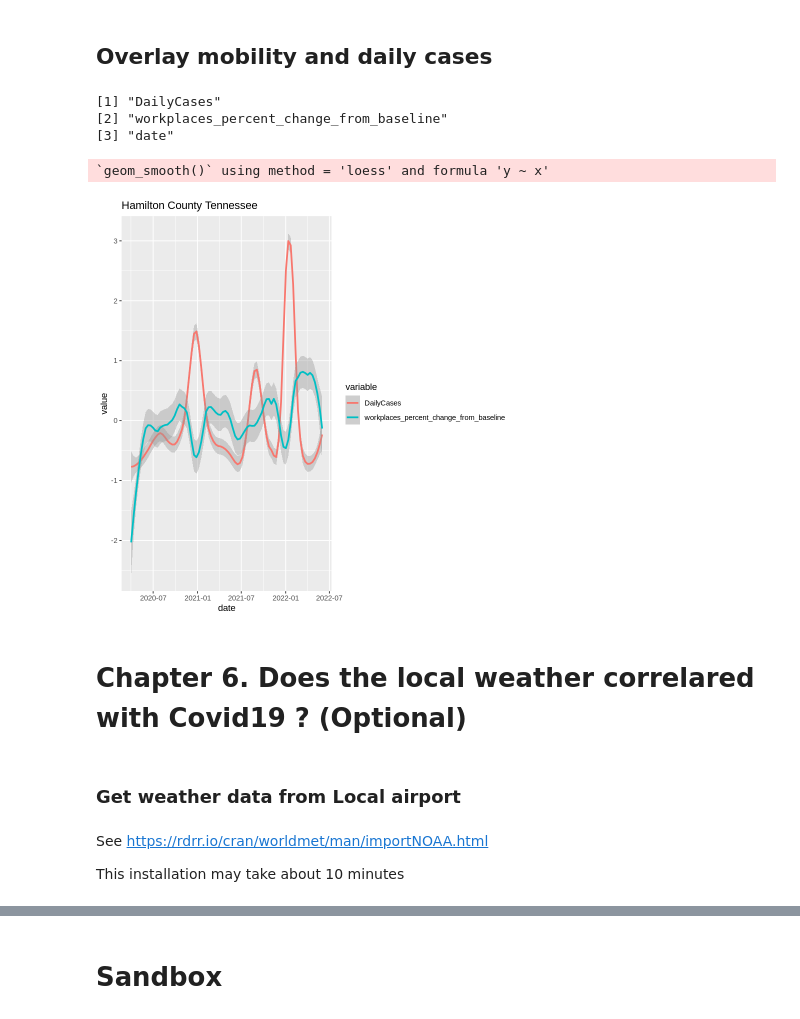
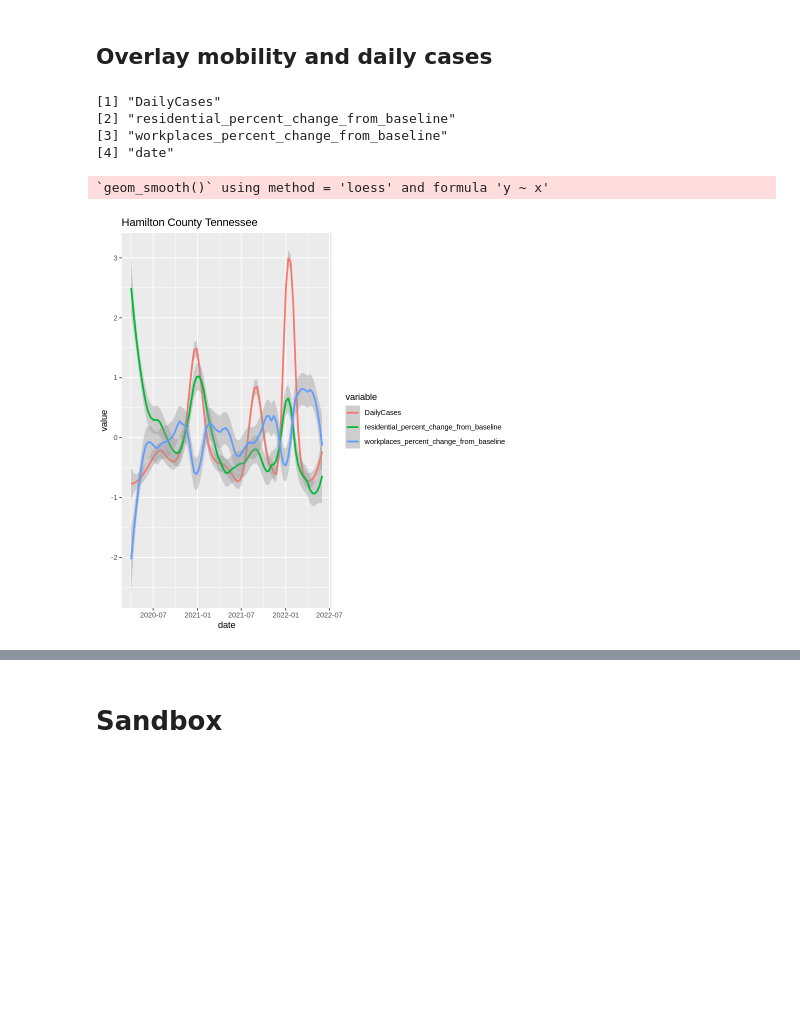
Before and after one commit to hongqin/R_COVID19_student_bootcamp2022June, a Jupyter notebook: R_coding_bootcamp_2022June.ipynb, the cells around one changed output, grey strips where cells are left out. Drawn from its saved outputs; the diff is of its cells as text; code cells hidden in the pictures; blank space fills up the shorter version.

```diff
--- a/R_coding_bootcamp_2022June.ipynb
+++ b/R_coding_bootcamp_2022June.ipynb
@@ -807,6 +810,6 @@ print( paste( "There are ", length(tb_GMCovidmycounty[1,]), "columns"))
 # %% [markdown]
 ### select columns with mobility values
 # %%
-tb_GMCovidmycounty2  <- tb_GMCovidmycounty  %>% dplyr::select(2, "workplaces_percent_change_from_baseline" ) # select values columns
+tb_GMCovidmycounty2  <- tb_GMCovidmycounty  %>% dplyr::select(2,  'residential_percent_change_from_baseline', "workplaces_percent_change_from_baseline" ) # select values columns
 tail(tb_GMCovidmycounty2 )
 # %% [output]
@@ -857,26 +860,19 @@ A data.frame: 6 × 3
 names(tb_GMCovidmycounty_scaled )
 # %% [output]
 [1] "DailyCases"
-[2] "workplaces_percent_change_from_baseline"
-[3] "date"
+[2] "residential_percent_change_from_baseline"
+[3] "workplaces_percent_change_from_baseline"
+[4] "date"
 # %%
-selected_columns = c('DailyCases',  'workplaces_percent_change_from_baseline')
+selected_columns = c('DailyCases', 'residential_percent_change_from_baseline',  'workplaces_percent_change_from_baseline')
 
 
 #selected_columns = c('DailyCases','workplaces_percent_change_from_baseline','residential_percent_change_from_baseline')
 
 df_melt <- melt(tb_GMCovidmycounty_scaled, measure.vars=selected_columns, value.names="Values", varialbe.name="varialbe" )
 plot <- ggplot(df_melt, aes(x=date, y=value, color=variable)) + stat_smooth(span=0.15)
 
 plot + ggtitle( paste( myCounty, myState))
 # %% [output]
 `geom_smooth()` using method = 'loess' and formula 'y ~ x'
-[figure, old version]
+[figure, new version]
-# %% [markdown]
-# Chapter 6. Does the local weather correlared with Covid19 ?  (Optional)
-# %% [markdown]
-### Get weather data from Local airport
-# %% [markdown]
-See https://rdrr.io/cran/worldmet/man/importNOAA.html
-
-This installation may take about 10 minutes
```
Also changed, not shown: parts of 50 cells of this notebook.
